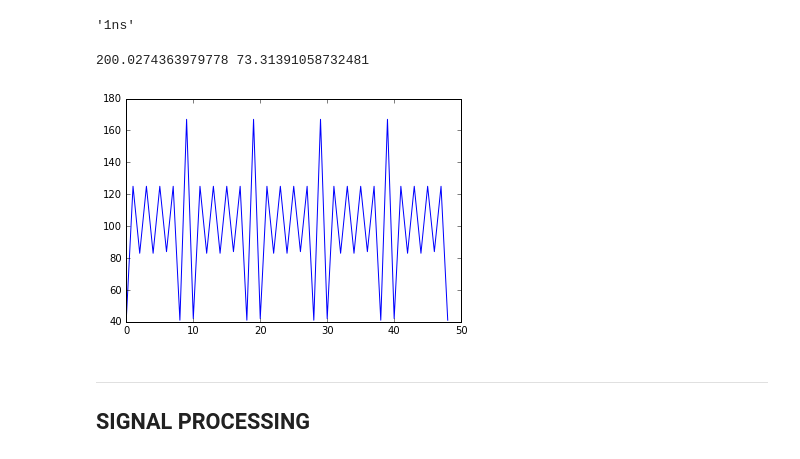
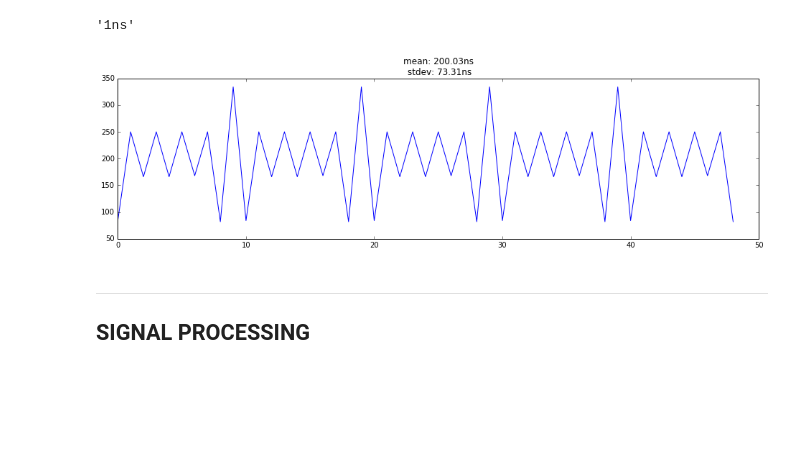
Before and after one commit to jnj16180340/NeXTsoundbox, a Jupyter notebook: Monitor bus sniffs/logic-analysis.ipynb, the cells around one changed output. Saved outputs shown, nothing was run; the diff lists cells and outputs as text; code cells hidden in the pictures; blank space fills up the shorter version.

```diff
--- a/Monitor bus sniffs/logic-analysis.ipynb
+++ b/Monitor bus sniffs/logic-analysis.ipynb
@@ -501,7 +501,9 @@ def get_endtime() :
 ## IMPORTS
 # %%
 import matplotlib.pyplot as plt
-% matplotlib notebook
+% matplotlib inline
+# NB: this will propbably carry over to other pyplot stuff... neeed to unset it
+plt.rcParams['figure.figsize'] = (16.0, 4.0)
 #from bokeh.charts import Step, show
 #from bokeh.io import output_notebook
 import numpy as np
@@ -572,14 +575,14 @@ klok = VcdSignal(data[signalNames['CLOCK']])
 #clock_zeros_timings = [clock_zeros[p+1][0]-clock_zeros[p][0] for p in range(len(clock_zeros)-1)]
 clock_half_timings = [klok.data[p+1][0]-klok.data[p][0] for p in range(len(klok.data)-1)]
 # %%
-plt.plot(clock_half_timings[1:50]); # yowzer
+plt.plot(list(map(lambda x: x*2,clock_half_timings[1:50]))); # yowzer
 # on average it's pretty accurate
 # but, fuck
-print(2*mean(clock_half_timings), \
-2*stdev(clock_half_timings))
+clkmean = 2*mean(clock_half_timings);
+clkstd = 2*stdev(clock_half_timings);
+plt.title('mean: '+str(round(clkmean,2))+'ns\n stdev: '+str(round(clkstd,2))+'ns');
 # %% [output]
-200.0274363979778 73.31391058732481
-[figure, old version]
+[figure, new version]
 # %% [markdown]
 ***
 ## SIGNAL PROCESSING
```
Also changed, not shown: parts of 18 cells of this notebook.
